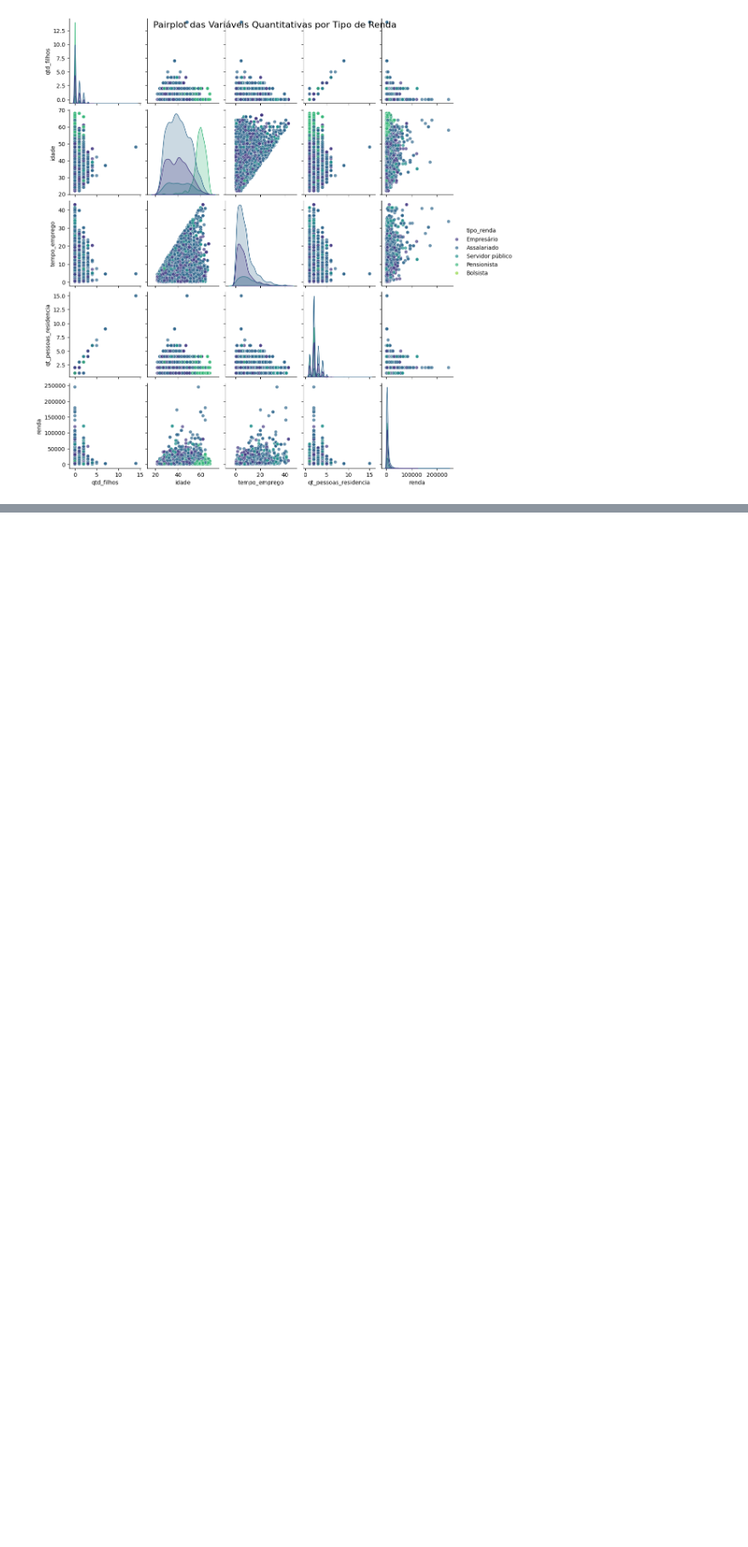
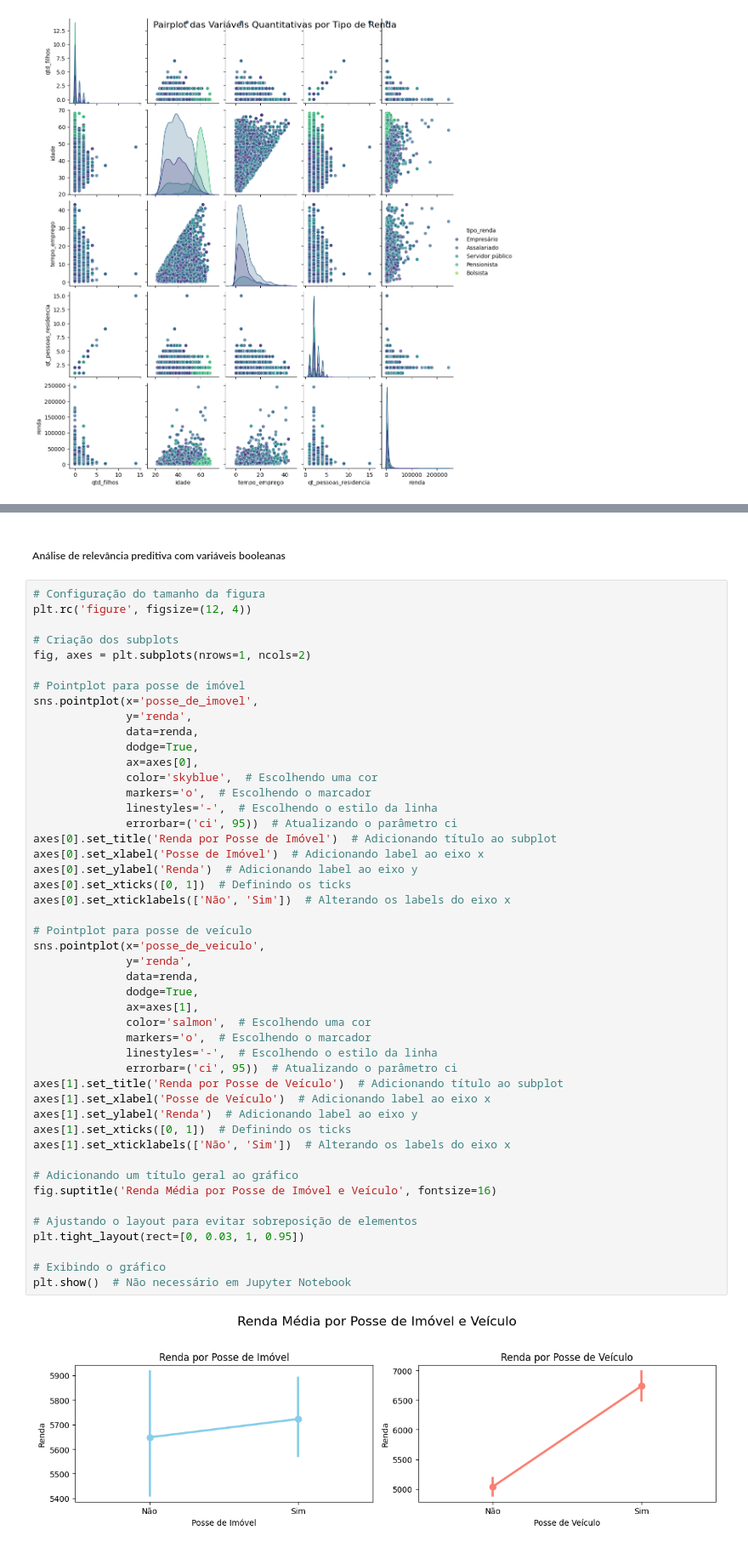
Before and after one commit to PaulodiasDeveloper/Previsao_renda, a Jupyter notebook: projeto_teste.ipynb, the cells around one changed output, grey strips where cells are left out. Shown at 85% size. Saved outputs shown, nothing was run; the diff lists cells and outputs as text; blank space fills up the shorter version.

```diff
--- a/projeto_teste.ipynb
+++ b/projeto_teste.ipynb
@@ -241,0 +335,51 @@ plt.gcf().set_size_inches(12, 12)
+# %% [markdown]
+##### Análise de relevância preditiva com variáveis booleanas
+# %%
+# Configuração do tamanho da figura
+plt.rc('figure', figsize=(12, 4))
+
+# Criação dos subplots
+fig, axes = plt.subplots(nrows=1, ncols=2)
+
+# Pointplot para posse de imóvel
+sns.pointplot(x='posse_de_imovel',
+              y='renda',
+              data=renda,
+              dodge=True,
+              ax=axes[0],
+              color='skyblue',  # Escolhendo uma cor
+              markers='o',  # Escolhendo o marcador
+              linestyles='-',  # Escolhendo o estilo da linha
+              errorbar=('ci', 95))  # Atualizando o parâmetro ci
+axes[0].set_title('Renda por Posse de Imóvel')  # Adicionando título ao subplot
+axes[0].set_xlabel('Posse de Imóvel')  # Adicionando label ao eixo x
+axes[0].set_ylabel('Renda')  # Adicionando label ao eixo y
+axes[0].set_xticks([0, 1])  # Definindo os ticks
+axes[0].set_xticklabels(['Não', 'Sim'])  # Alterando os labels do eixo x
+
+# Pointplot para posse de veículo
+sns.pointplot(x='posse_de_veiculo',
+              y='renda',
+              data=renda,
+              dodge=True,
+              ax=axes[1],
+              color='salmon',  # Escolhendo uma cor
+              markers='o',  # Escolhendo o marcador
+              linestyles='-',  # Escolhendo o estilo da linha
+              errorbar=('ci', 95))  # Atualizando o parâmetro ci
+axes[1].set_title('Renda por Posse de Veículo')  # Adicionando título ao subplot
+axes[1].set_xlabel('Posse de Veículo')  # Adicionando label ao eixo x
+axes[1].set_ylabel('Renda')  # Adicionando label ao eixo y
+axes[1].set_xticks([0, 1])  # Definindo os ticks
+axes[1].set_xticklabels(['Não', 'Sim'])  # Alterando os labels do eixo x
+
+# Adicionando um título geral ao gráfico
+fig.suptitle('Renda Média por Posse de Imóvel e Veículo', fontsize=16)
+
+# Ajustando o layout para evitar sobreposição de elementos
+plt.tight_layout(rect=[0, 0.03, 1, 0.95])
+
+# Exibindo o gráfico
+plt.show()  # Não necessário em Jupyter Notebook
+# %% [output]
+[figure, added]
```
Also changed, not shown: parts of 11 cells of this notebook.
